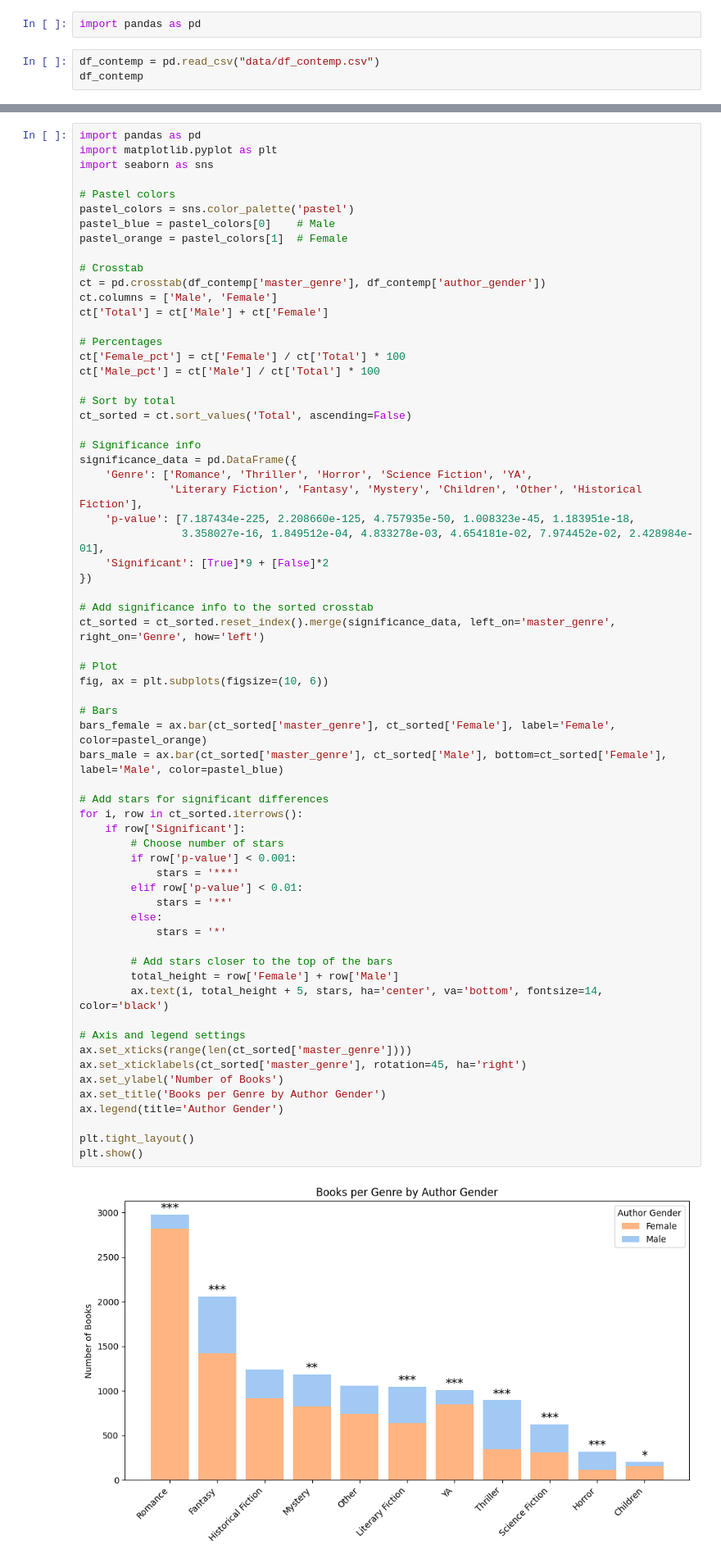
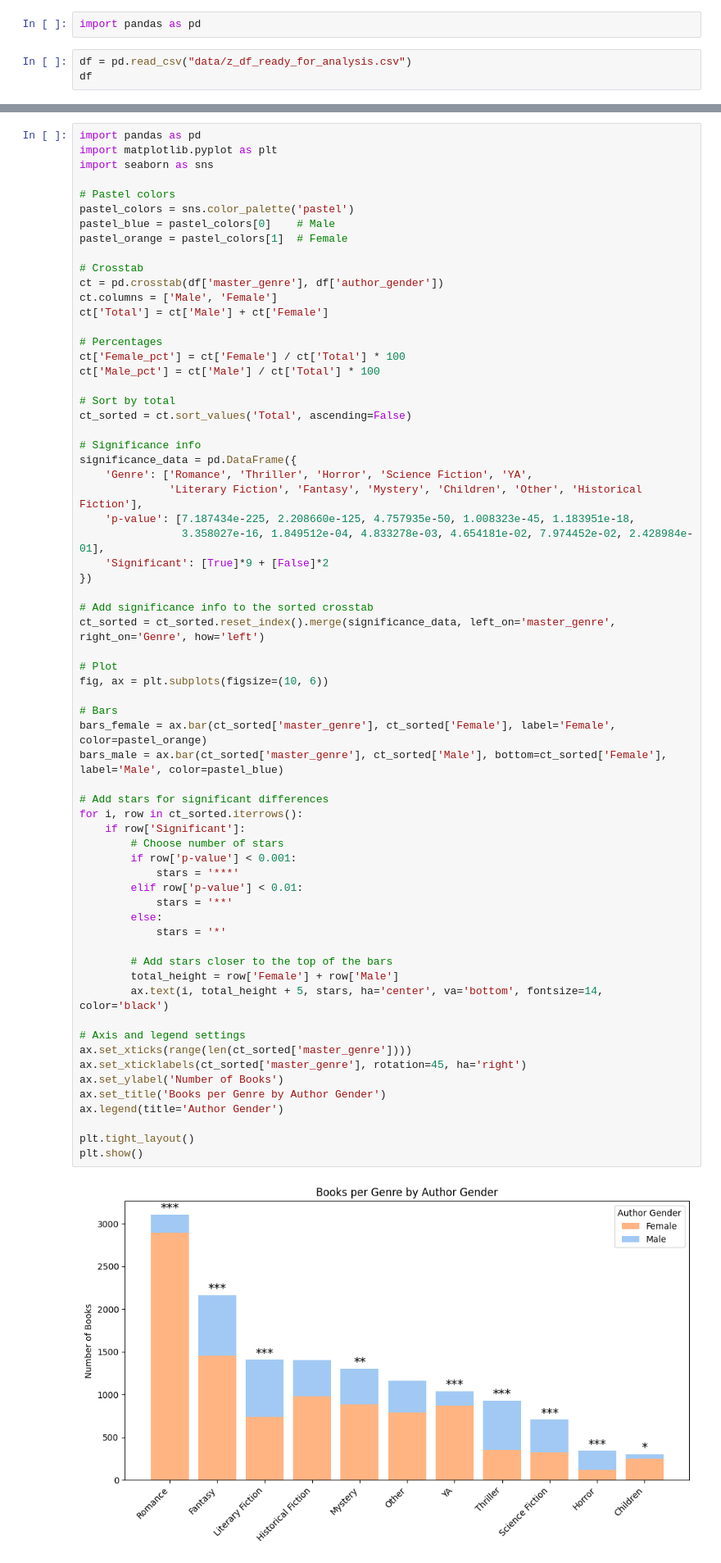
Before and after one commit to skratzke/thesis, a Jupyter notebook: 4.0 descriptives.ipynb, the cells around one changed output, grey strips where cells are left out. Shown at 82% size. Cells and saved outputs as stored; diff of their text form.

```diff
--- a/4.0 descriptives.ipynb
+++ b/4.0 descriptives.ipynb
@@ -1,8 +3,8 @@
 # %%
 import pandas as pd
 # %%
-df_contemp = pd.read_csv("data/df_contemp.csv")
-df_contemp
+df = pd.read_csv("data/z_df_ready_for_analysis.csv")
+df
 # %% [output]
 |  | title | author | fmc_name | year | author_gender | master_genre | Q4.answer | Q4.explanation | ... |
 | 0 | Wildflower Hill | Freeman, Kimberley | Beattie Blaxland | 2010 | 1 | Historical Fiction | 0.0 | There is no indication that Beatt... | ... |
@@ -71,7 +75,7 @@ pastel_blue = pastel_colors[0]    # Male
 pastel_orange = pastel_colors[1]  # Female
 
 # Crosstab
-ct = pd.crosstab(df_contemp['master_genre'], df_contemp['author_gender'])
+ct = pd.crosstab(df['master_genre'], df['author_gender'])
 ct.columns = ['Male', 'Female']
 ct['Total'] = ct['Male'] + ct['Female']
 
@@ -99,34 +103,34 @@ fig, ax = plt.subplots(figsize=(10, 6))
 
 # Bars
 bars_female = ax.bar(ct_sorted['master_genre'], ct_sorted['Female'], label='Female', color=pastel_orange)
 bars_male = ax.bar(ct_sorted['master_genre'], ct_sorted['Male'], bottom=ct_sorted['Female'], label='Male', color=pastel_blue)
 
 # Add stars for significant differences
 for i, row in ct_sorted.iterrows():
     if row['Significant']:
         # Choose number of stars
         if row['p-value'] < 0.001:
             stars = '***'
         elif row['p-value'] < 0.01:
             stars = '**'
         else:
             stars = '*'
 
         # Add stars closer to the top of the bars
         total_height = row['Female'] + row['Male']
         ax.text(i, total_height + 5, stars, ha='center', va='bottom', fontsize=14, color='black')
 
 # Axis and legend settings
 ax.set_xticks(range(len(ct_sorted['master_genre'])))
 ax.set_xticklabels(ct_sorted['master_genre'], rotation=45, ha='right')
 ax.set_ylabel('Number of Books')
 ax.set_title('Books per Genre by Author Gender')
 ax.legend(title='Author Gender')
 
 plt.tight_layout()
 plt.show()
 # %% [output]
-[figure, old version]
+[figure, new version]
 # %% [markdown]
 # Stereotypicality descriptives
 ## Amounts of NA per Item
```
Also changed, not shown: parts of 35 cells of this notebook, 10 other files.
